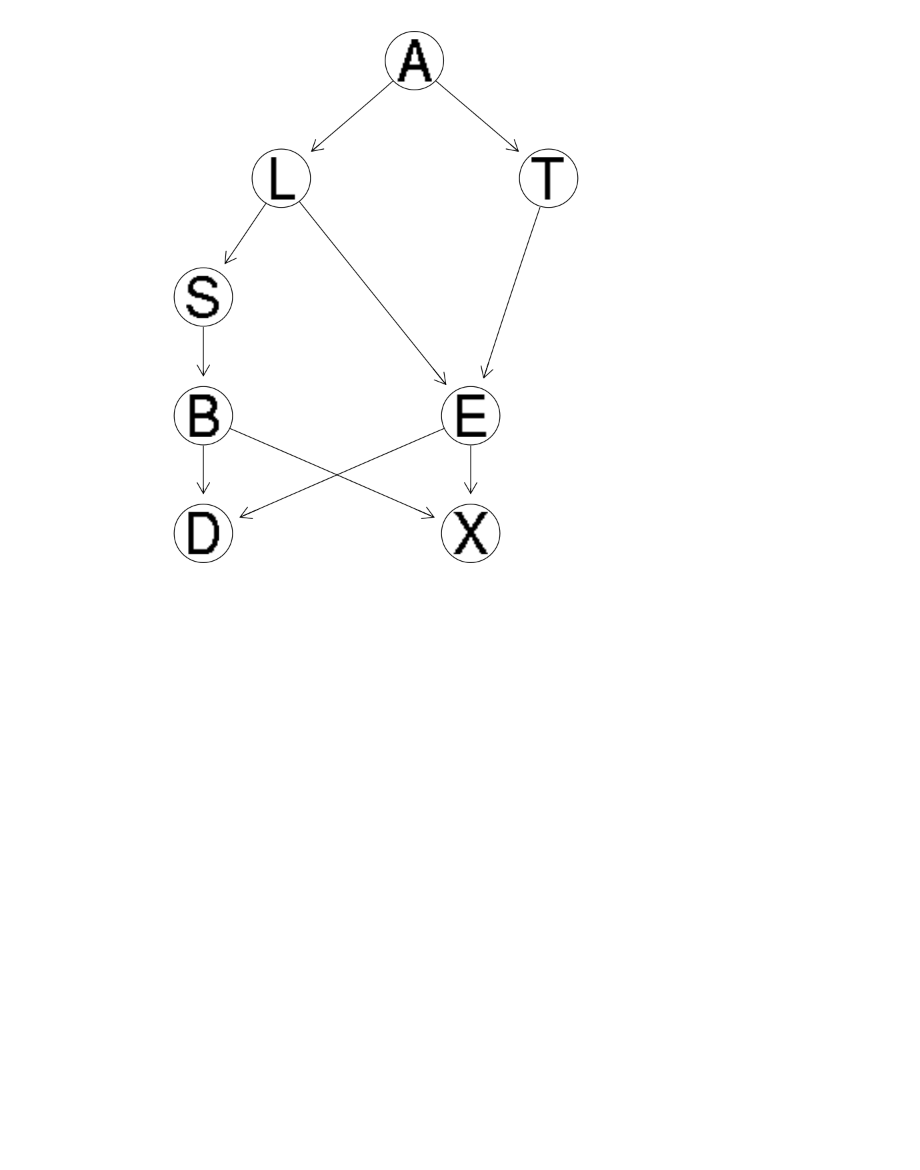
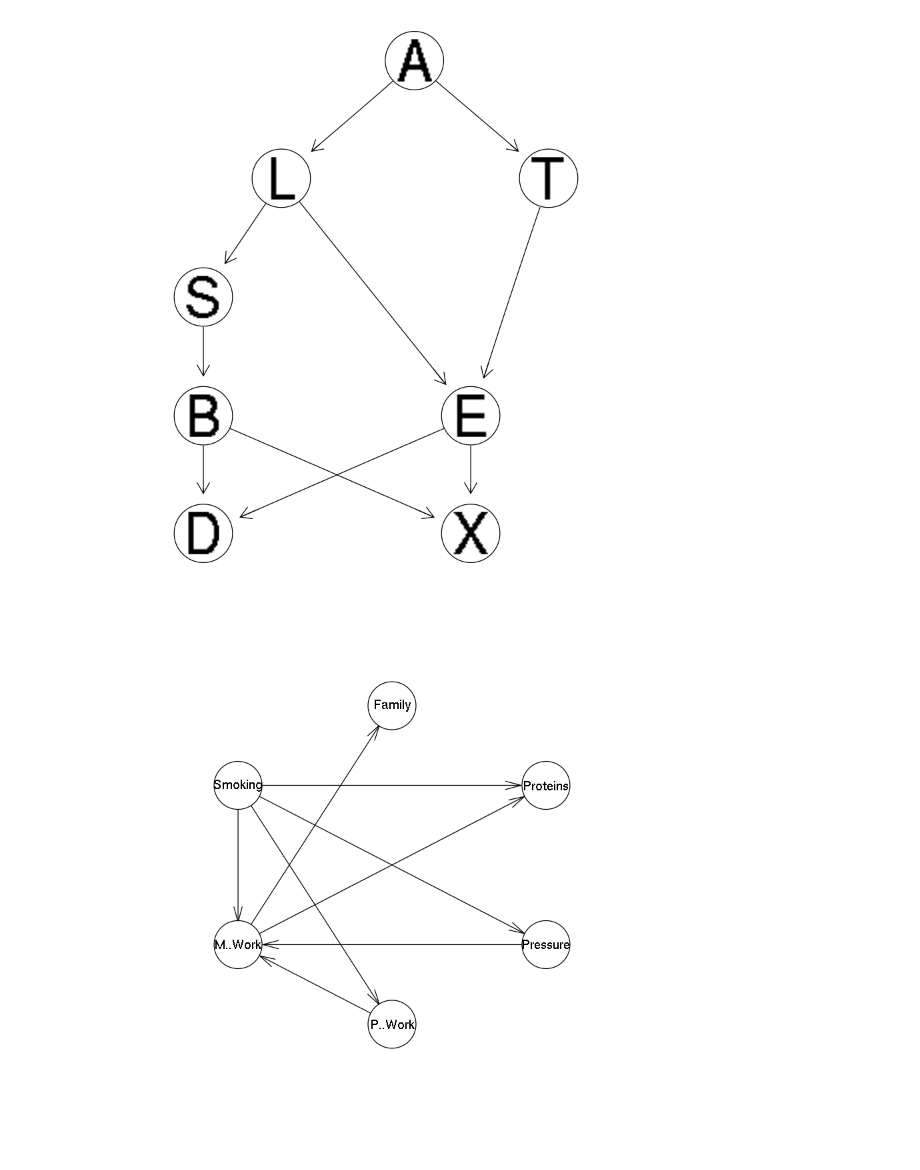
Before and after one commit to yama1968/Spikes, a Jupyter notebook: bns/nb.blearn.test.asia.ipynb, the cells around one changed output. Drawn from its saved outputs; the diff is of its cells as text; code cells hidden in the pictures; blank space fills up the shorter version.

```diff
--- a/bns/nb.blearn.test.asia.ipynb
+++ b/bns/nb.blearn.test.asia.ipynb
@@ -36,3 +63,10 @@ library(Rgraphviz)
 graphviz.plot(asia.net)
 # %% [output]
 [figure]
+# %%
+data(coronary)
+bn_df <- data.frame(coronary)
+res <- hc(bn_df)
+plot(res)
+# %% [output]
+[figure, added]
```
Also changed, not shown: parts of 5 cells of this notebook, 1 other file.
